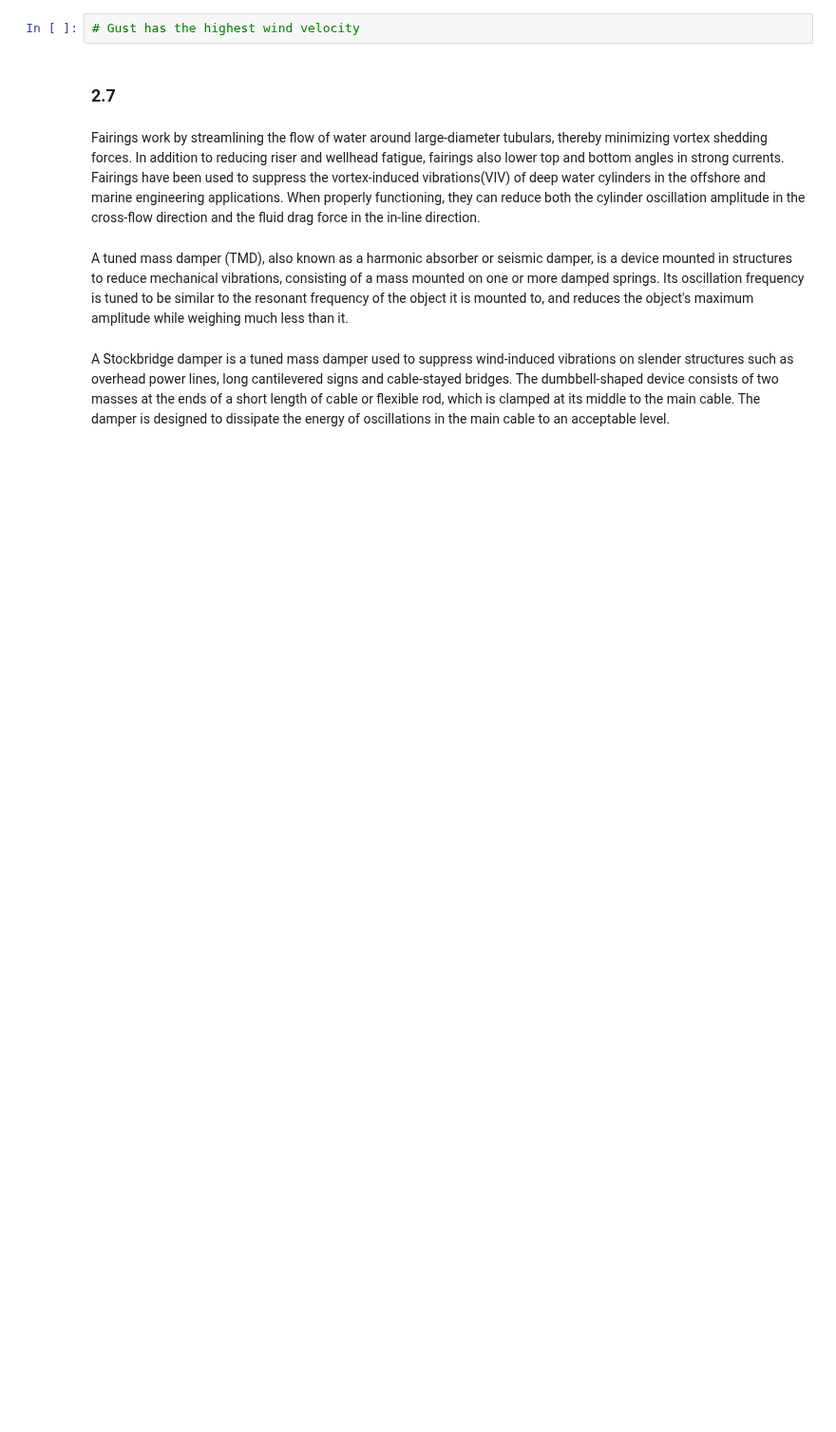
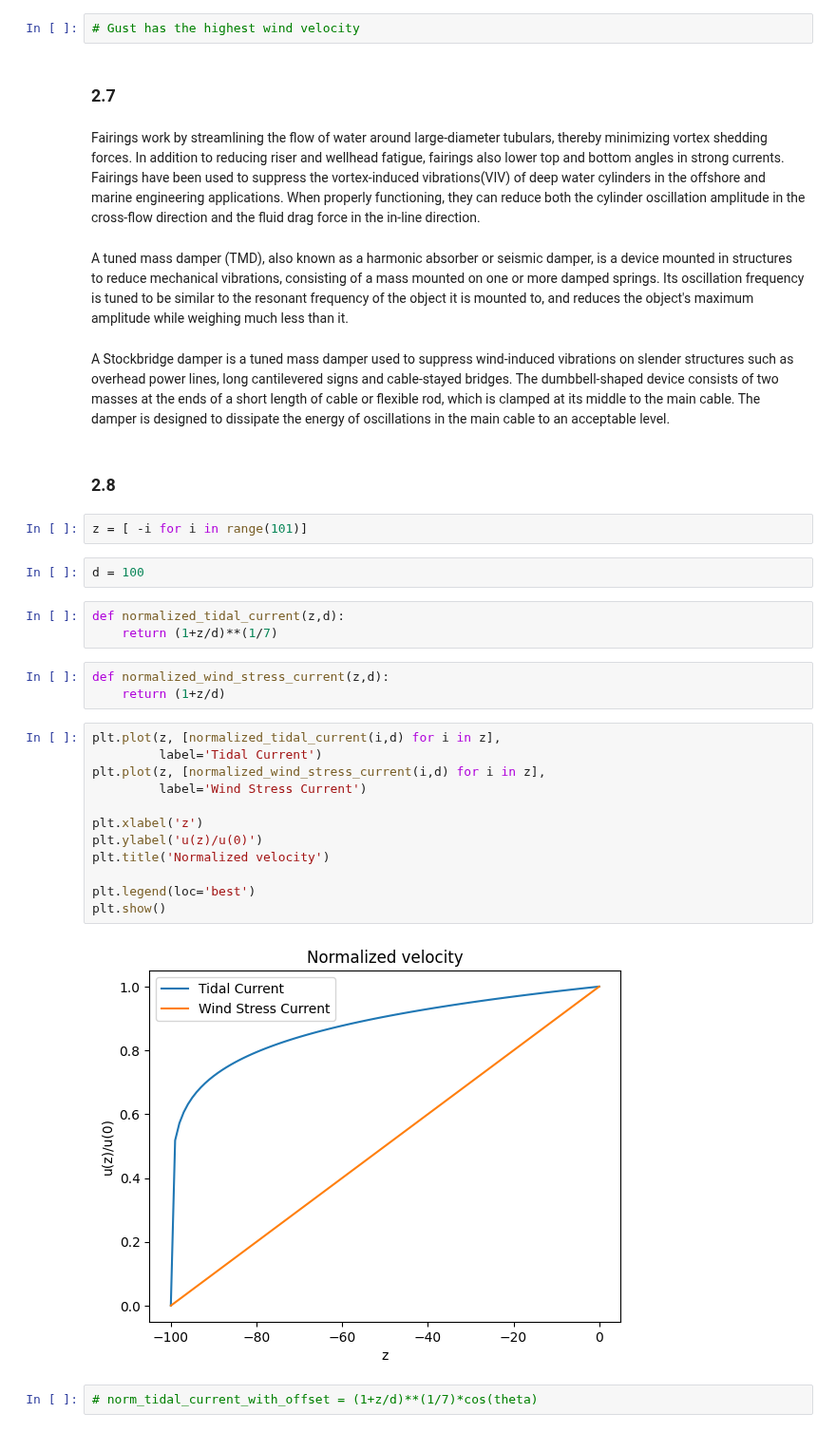
Before and after one commit to gigatskhondia/finite_elements_and_engineering, a Jupyter notebook: Wilson/ch_2.ipynb, the cells around one changed output. Shown at 95% size. Saved outputs shown, nothing was run; the diff lists cells and outputs as text; blank space fills up the shorter version.

```diff
--- a/Wilson/ch_2.ipynb
+++ b/Wilson/ch_2.ipynb
@@ -223,3 +223,31 @@ Fairings work by streamlining the flow of water around large-diameter tubulars,
 A tuned mass damper (TMD), also known as a harmonic absorber or seismic damper, is a device mounted in structures to reduce mechanical vibrations, consisting of a mass mounted on one or more damped springs. Its oscillation frequency is tuned to be similar to the resonant frequency of the object it is mounted to, and reduces the object's maximum amplitude while weighing much less than it.
 # %% [markdown]
 A Stockbridge damper is a tuned mass damper used to suppress wind-induced vibrations on slender structures such as overhead power lines, long cantilevered signs and cable-stayed bridges. The dumbbell-shaped device consists of two masses at the ends of a short length of cable or flexible rod, which is clamped at its middle to the main cable. The damper is designed to dissipate the energy of oscillations in the main cable to an acceptable level.
+# %% [markdown]
+### 2.8
+# %%
+z = [ -i for i in range(101)]
+# %%
+d = 100
+# %%
+def normalized_tidal_current(z,d):
+    return (1+z/d)**(1/7)
+# %%
+def normalized_wind_stress_current(z,d):
+    return (1+z/d)
+# %%
+plt.plot(z, [normalized_tidal_current(i,d) for i in z],
+         label='Tidal Current')
+plt.plot(z, [normalized_wind_stress_current(i,d) for i in z],
+         label='Wind Stress Current')
+
+plt.xlabel('z')
+plt.ylabel('u(z)/u(0)')
+plt.title('Normalized velocity')
+
+plt.legend(loc='best')
+plt.show()
+# %% [output]
+[figure, added]
+# %%
+# norm_tidal_current_with_offset = (1+z/d)**(1/7)*cos(theta)
```
